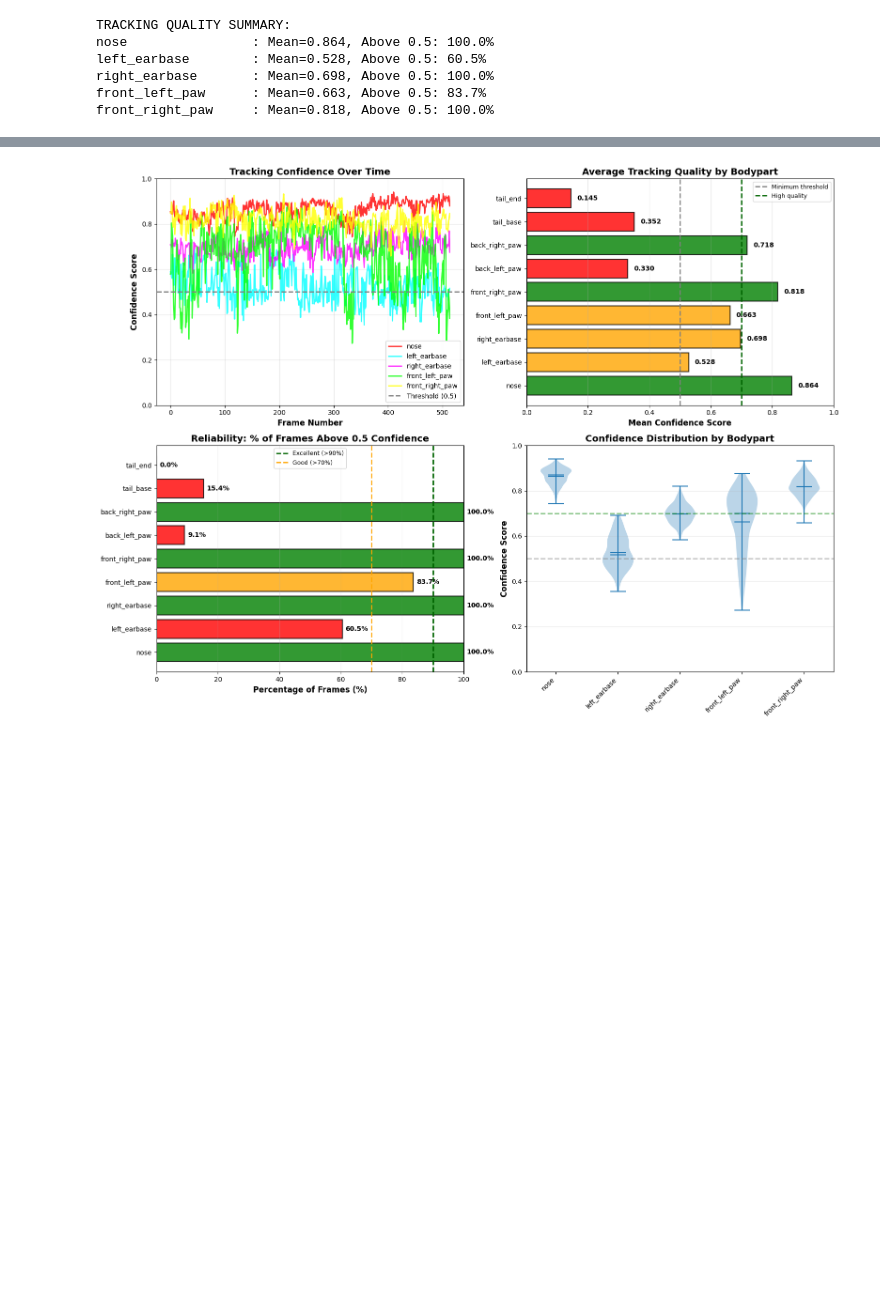
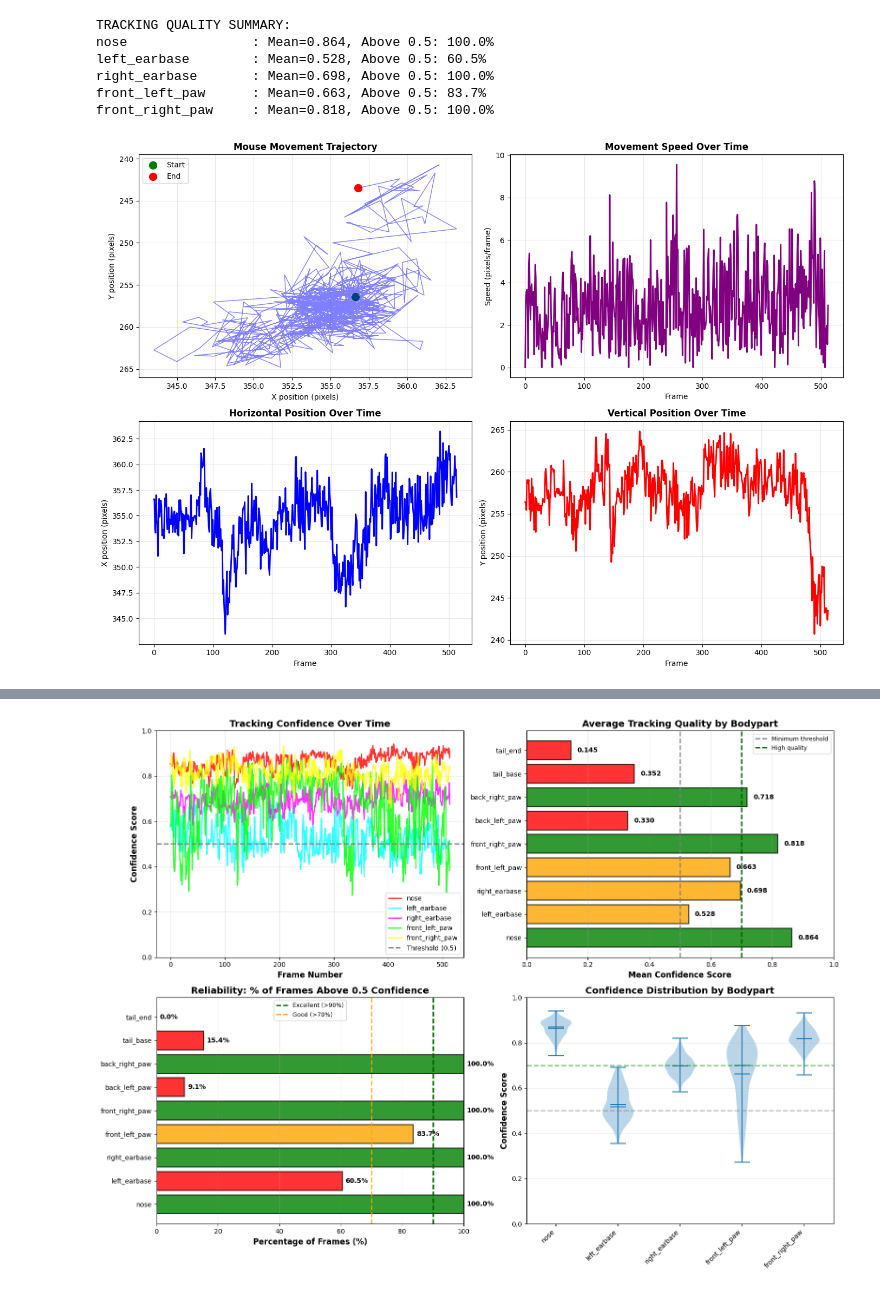
Before and after one commit to Neuro-Algorithm/Mouse-Pose-Estimation, a Jupyter notebook: Mouse_Behavioural_Analysis.ipynb, the cells around one changed output, grey strips where cells are left out. Saved outputs shown, nothing was run; the diff lists cells and outputs as text; code cells hidden in the pictures; blank space fills up the shorter version.

Commit message:
review body parts analysis and tracking quality

```diff
--- a/Mouse_Behavioural_Analysis.ipynb
+++ b/Mouse_Behavioural_Analysis.ipynb
@@ -85,3 +85,77 @@ left_earbase        : Mean=0.528, Above 0.5: 60.5%
 right_earbase       : Mean=0.698, Above 0.5: 100.0%
 front_left_paw      : Mean=0.663, Above 0.5: 83.7%
 front_right_paw     : Mean=0.818, Above 0.5: 100.0%
+# %%
+# Load data
+h5_file = '/content/t8SB0nr_JnsQzHam_superanimal_quadruped_hrnet_w32_fasterrcnn_resnet50_fpn_v2_.h5'
+df = pd.read_hdf(h5_file)
+
+scorer = 'superanimal_quadruped_hrnet_w32_fasterrcnn_resnet50_fpn_v2_'
+
+# Extract nose position (for movement analysis)
+nose_x = df[scorer]['animal0']['nose']['x'].values
+nose_y = df[scorer]['animal0']['nose']['y'].values
+nose_conf = df[scorer]['animal0']['nose']['likelihood'].values
+
+# Filter by confidence
+threshold = 0.5
+mask = nose_conf > threshold
+nose_x_filtered = nose_x[mask]
+nose_y_filtered = nose_y[mask]
+
+# Calculate speed (pixels per frame)
+dx = np.diff(nose_x_filtered)
+dy = np.diff(nose_y_filtered)
+speed = np.sqrt(dx**2 + dy**2)
+
+# Calculate distance traveled
+total_distance = np.sum(speed)
+
+# Visualizations
+fig, axes = plt.subplots(2, 2, figsize=(14, 10))
+
+# 1. Trajectory
+axes[0, 0].plot(nose_x_filtered, nose_y_filtered, 'b-', alpha=0.5, linewidth=1)
+axes[0, 0].scatter(nose_x_filtered[0], nose_y_filtered[0], c='green', s=100, label='Start')
+axes[0, 0].scatter(nose_x_filtered[-1], nose_y_filtered[-1], c='red', s=100, label='End')
+axes[0, 0].set_title('Mouse Movement Trajectory', fontsize=12, weight='bold')
+axes[0, 0].set_xlabel('X position (pixels)')
+axes[0, 0].set_ylabel('Y position (pixels)')
+axes[0, 0].invert_yaxis()
+axes[0, 0].legend()
+axes[0, 0].grid(True, alpha=0.3)
+
+# 2. Speed over time
+axes[0, 1].plot(speed, linewidth=2, color='purple')
+axes[0, 1].set_title('Movement Speed Over Time', fontsize=12, weight='bold')
+axes[0, 1].set_xlabel('Frame')
+axes[0, 1].set_ylabel('Speed (pixels/frame)')
+axes[0, 1].grid(True, alpha=0.3)
+
+# 3. X position over time
+axes[1, 0].plot(nose_x_filtered, linewidth=2, color='blue')
+axes[1, 0].set_title('Horizontal Position Over Time', fontsize=12, weight='bold')
+axes[1, 0].set_xlabel('Frame')
+axes[1, 0].set_ylabel('X position (pixels)')
+axes[1, 0].grid(True, alpha=0.3)
+
+# 4. Y position over time
+axes[1, 1].plot(nose_y_filtered, linewidth=2, color='red')
+axes[1, 1].set_title('Vertical Position Over Time', fontsize=12, weight='bold')
+axes[1, 1].set_xlabel('Frame')
+axes[1, 1].set_ylabel('Y position (pixels)')
+axes[1, 1].grid(True, alpha=0.3)
+
+plt.tight_layout()
+plt.show()
+
+# Print summary
+print("BEHAVIORAL METRICS")
+print("="*60)
+print(f"Total frames analyzed: {len(nose_x_filtered)}")
+print(f"Total distance traveled: {total_distance:.1f} pixels")
+print(f"Average speed: {np.mean(speed):.2f} pixels/frame")
+print(f"Max speed: {np.max(speed):.2f} pixels/frame")
+print(f"Time stationary (<2 px/frame): {np.sum(speed < 2)/len(speed)*100:.1f}%")
+# %% [output]
+[figure, added]
```
Also changed, not shown: parts of 1 cell of this notebook.
